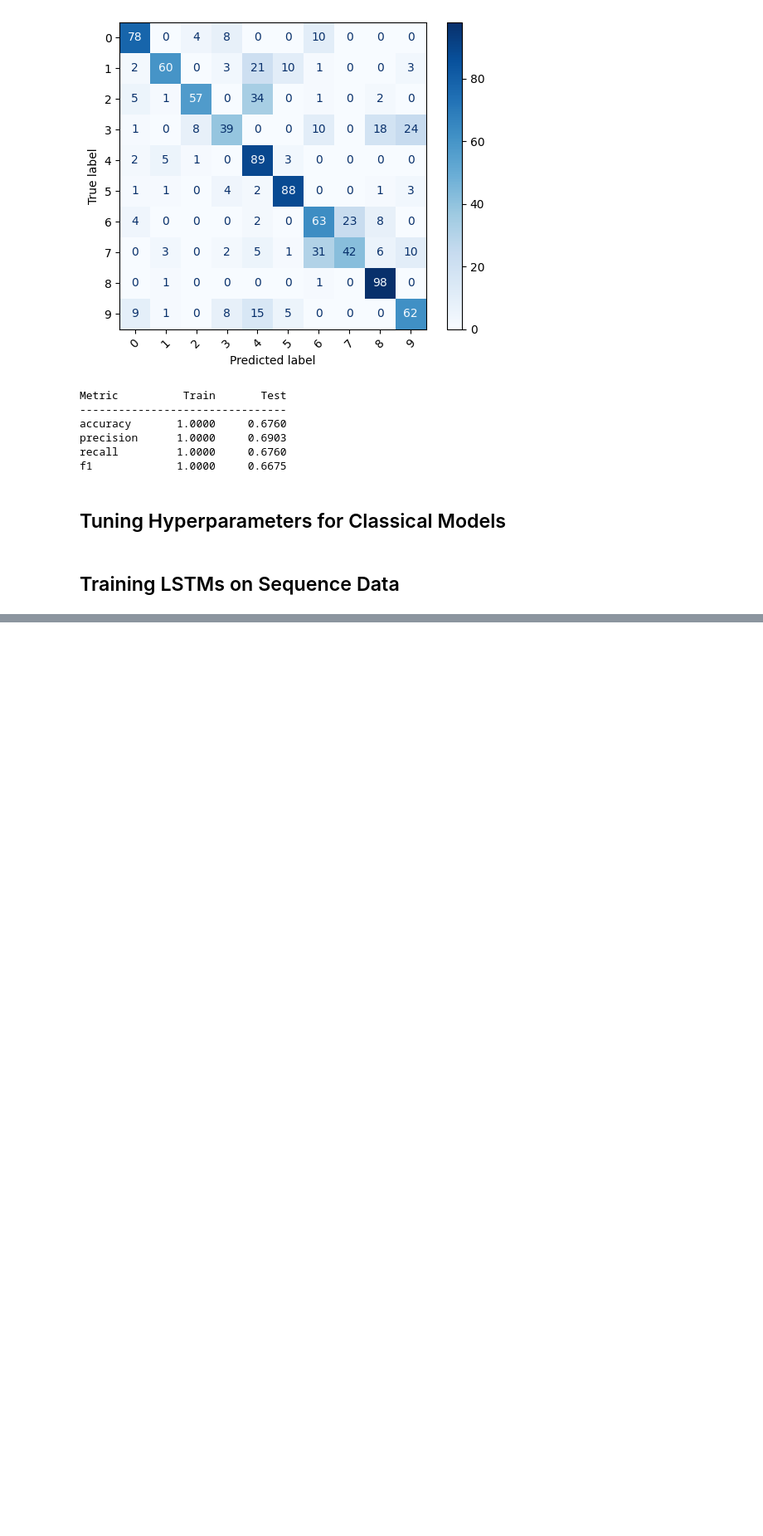
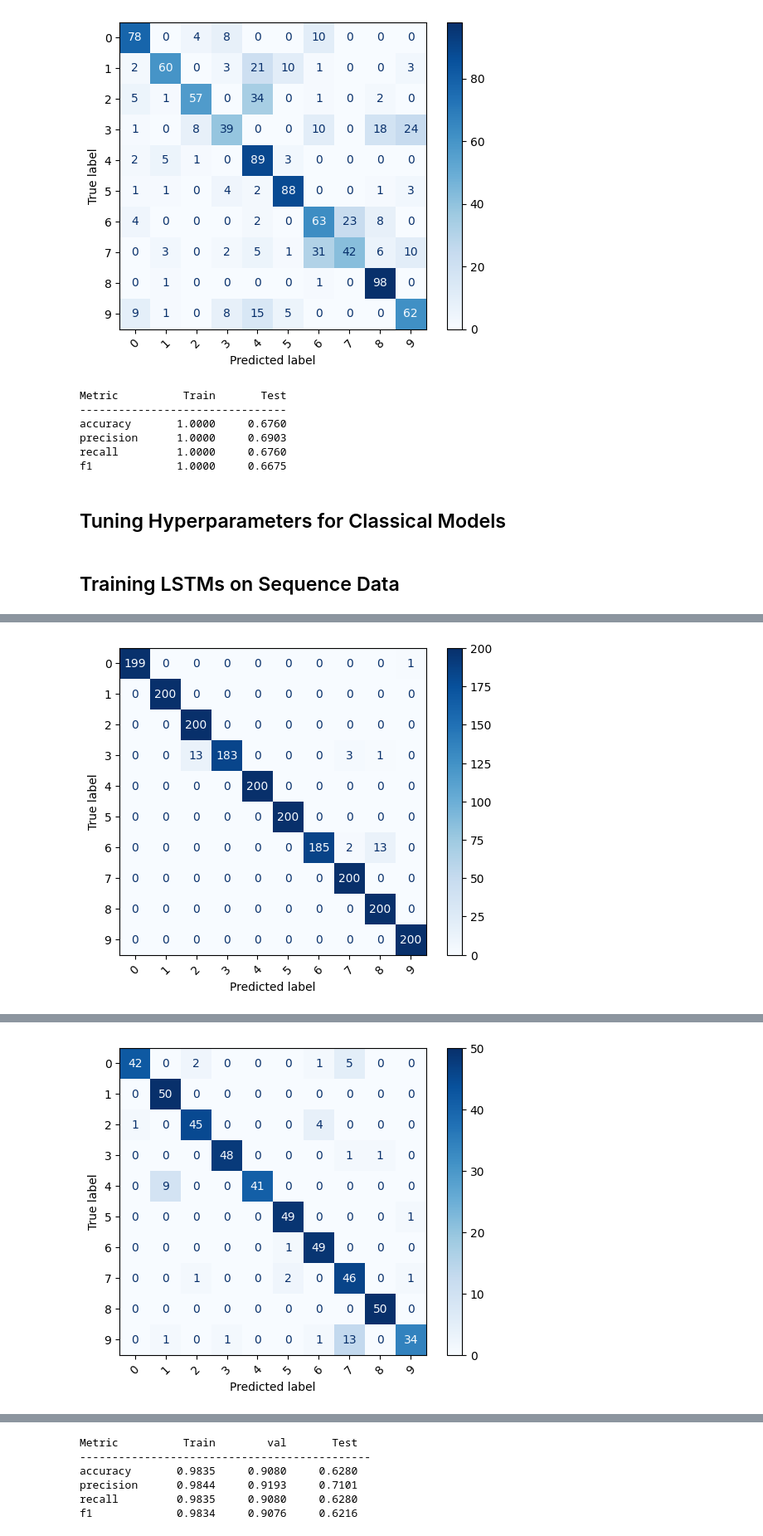
Before and after one commit to AdiPassover/Machine-Learning-Final-Assignment, a Jupyter notebook: project.ipynb, the cells around one changed output, grey strips where cells are left out. Shown: that part at 83% size. Cells and saved outputs as stored; diff of their text form; code cells hidden in the pictures; blank space fills up the shorter version.

```diff
--- a/project.ipynb
+++ b/project.ipynb
@@ -203,0 +219,9 @@ f1             1.0000     0.6675
+# %%
+cnn_data = loader.load(mode=DataMode.CNN)
+X_cnn, y_cnn, speakers_cnn = cnn_data
+X_cnn = np.array(X_cnn)
+# %%
+train_data, val_data, test_data = split_by_speakers(X_cnn, y_cnn, speakers_cnn, n_val_speakers=1, n_test_speakers=1, random_state=RANDOM_STATE)
+X_train, y_train, _ = train_data
+X_val, y_val, _ = val_data
+X_test, y_test, _ = test_data
@@ -203,0 +231,7 @@ f1             1.0000     0.6675
+# %%
+from models.cnn_model import CNNModel
+
+cnn_model = CNNModel(input_shape=(X_cnn[0].shape[0], X_cnn[0].shape[1], 1),
+                     num_classes=10, dropout=0.3, lr=0.001, epochs=20, batch_size=32)
+# %%
+cnn_model.train(X_train, y_train, X_val, y_val)
@@ -203,0 +259,12 @@ f1             1.0000     0.6675
+# %%
+print("Train results:")
+train_results = cnn_model.evaluate(X_train, y_train, show_confusion=True)
+print("Validation results:")
+val_results = cnn_model.evaluate(X_val, y_val, show_confusion=True)
+print("Test results:")
+test_results = cnn_model.evaluate(X_test, y_test, show_confusion=True)
+print("\n{:<10} {:>10} {:>10} {:>10}".format("Metric", "Train", "val", "Test"))
+print("-" * 45)
+for (metric, train_value), (_, val_value), (_, test_value) in zip(train_results.items(), val_results.items(), test_results.items()):
+    print("{:<10} {:>10.4f} {:>10.4f} {:>10.4f}".format(metric, train_value, val_value, test_value))
+# %% [output]
@@ -203,0 +273 @@ f1             1.0000     0.6675
+[figure, added]
@@ -203,0 +276 @@ f1             1.0000     0.6675
+[figure, added]
@@ -203,0 +280,6 @@ f1             1.0000     0.6675
+Metric          Train        val       Test
+---------------------------------------------
+accuracy       0.9835     0.9080     0.6280
+precision      0.9844     0.9193     0.7101
+recall         0.9835     0.9080     0.6280
+f1             0.9834     0.9076     0.6216
```
Also changed, not shown: parts of 17 cells of this notebook, 8 other files.
